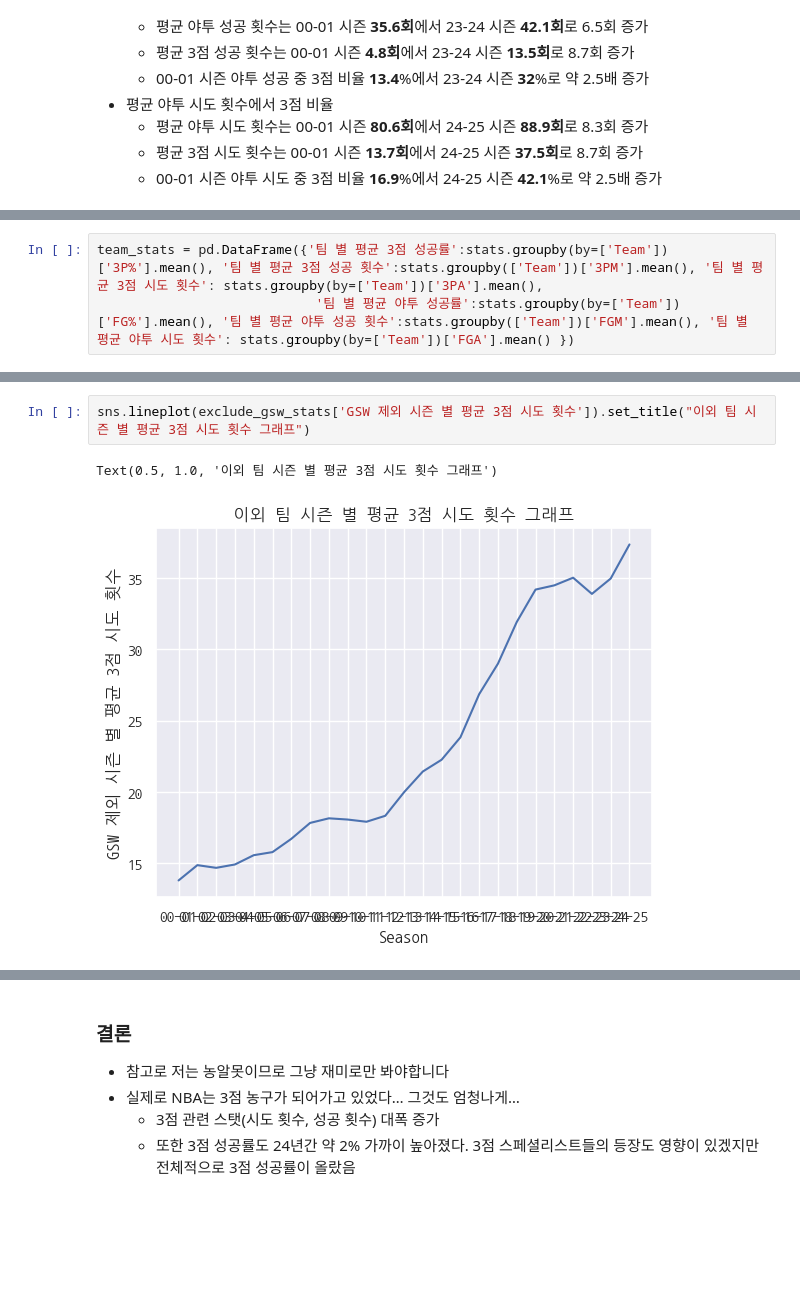
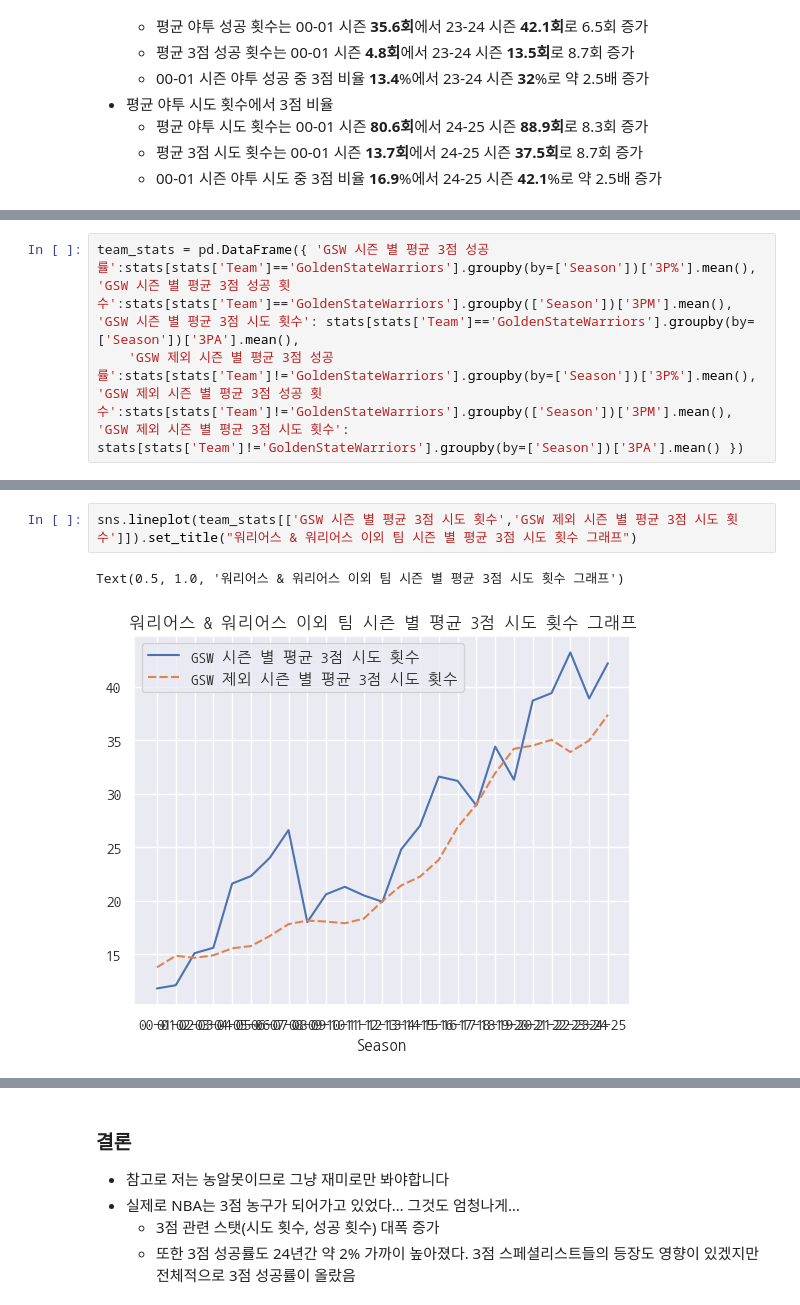
Before and after one commit to 8804who/MonthlyData, a Jupyter notebook: 3월/code.ipynb, the cells around one changed output, grey strips where cells are left out. Saved outputs shown, nothing was run; the diff lists cells and outputs as text; blank space fills up the shorter version.

```diff
--- a/3월/code.ipynb
+++ b/3월/code.ipynb
@@ -110,6 +130,6 @@ Text(0.5, 1.0, '시즌 별 평균 야투 시도 횟수 그래프')
 # %%
-team_stats = pd.DataFrame({'팀 별 평균 3점 성공률':stats.groupby(by=['Team'])['3P%'].mean(), '팀 별 평균 3점 성공 횟수':stats.groupby(['Team'])['3PM'].mean(), '팀 별 평균 3점 시도 횟수': stats.groupby(by=['Team'])['3PA'].mean(),
-                            '팀 별 평균 야투 성공률':stats.groupby(by=['Team'])['FG%'].mean(), '팀 별 평균 야투 성공 횟수':stats.groupby(['Team'])['FGM'].mean(), '팀 별 평균 야투 시도 횟수': stats.groupby(by=['Team'])['FGA'].mean() })
+team_stats = pd.DataFrame({ 'GSW 시즌 별 평균 3점 성공률':stats[stats['Team']=='GoldenStateWarriors'].groupby(by=['Season'])['3P%'].mean(), 'GSW 시즌 별 평균 3점 성공 횟수':stats[stats['Team']=='GoldenStateWarriors'].groupby(['Season'])['3PM'].mean(), 'GSW 시즌 별 평균 3점 시도 횟수': stats[stats['Team']=='GoldenStateWarriors'].groupby(by=['Season'])['3PA'].mean(),
+    'GSW 제외 시즌 별 평균 3점 성공률':stats[stats['Team']!='GoldenStateWarriors'].groupby(by=['Season'])['3P%'].mean(), 'GSW 제외 시즌 별 평균 3점 성공 횟수':stats[stats['Team']!='GoldenStateWarriors'].groupby(['Season'])['3PM'].mean(), 'GSW 제외 시즌 별 평균 3점 시도 횟수': stats[stats['Team']!='GoldenStateWarriors'].groupby(by=['Season'])['3PA'].mean() })
 # %%
 team_stats
 # %% [output]
@@ -192,8 +164,8 @@ Text(0.5, 1.0, '골든 스테이트 워리어스 시즌 별 평균 3점 시도
 # %%
-sns.lineplot(exclude_gsw_stats['GSW 제외 시즌 별 평균 3점 시도 횟수']).set_title("이외 팀 시즌 별 평균 3점 시도 횟수 그래프")
+sns.lineplot(team_stats[['GSW 시즌 별 평균 3점 시도 횟수','GSW 제외 시즌 별 평균 3점 시도 횟수']]).set_title("워리어스 & 워리어스 이외 팀 시즌 별 평균 3점 시도 횟수 그래프")
 # %% [output]
-Text(0.5, 1.0, '이외 팀 시즌 별 평균 3점 시도 횟수 그래프')
+Text(0.5, 1.0, '워리어스 & 워리어스 이외 팀 시즌 별 평균 3점 시도 횟수 그래프')
-[figure, old version]
+[figure, new version]
 # %% [markdown]
 ### 골든 스테이트 워리어스 vs 이외 팀
 - 16-17 시즌 부터 워리어스 이외의 팀들의 평균 3점 시도 횟수 급증
```
Also changed, not shown: parts of 10 cells of this notebook.
